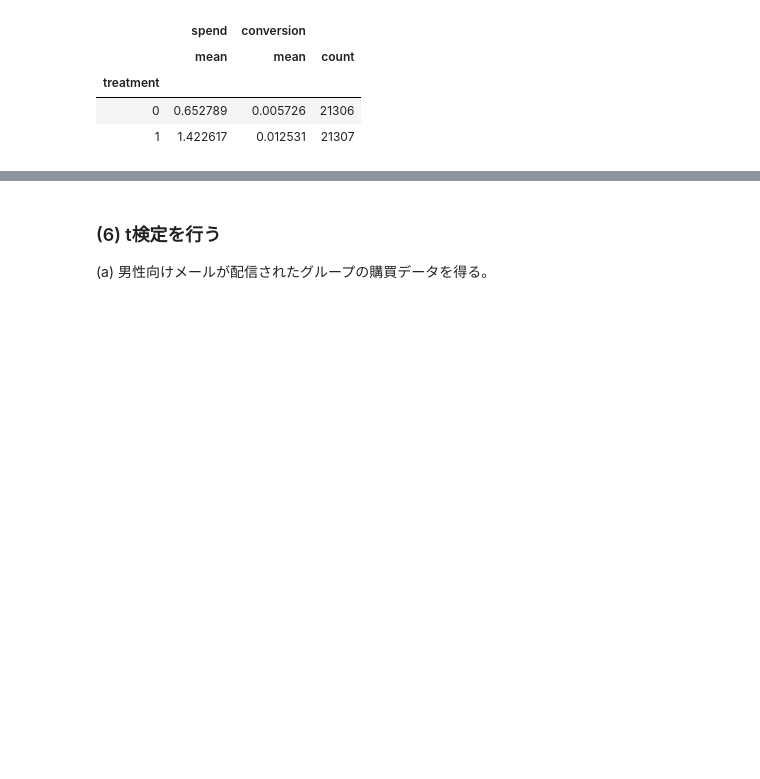
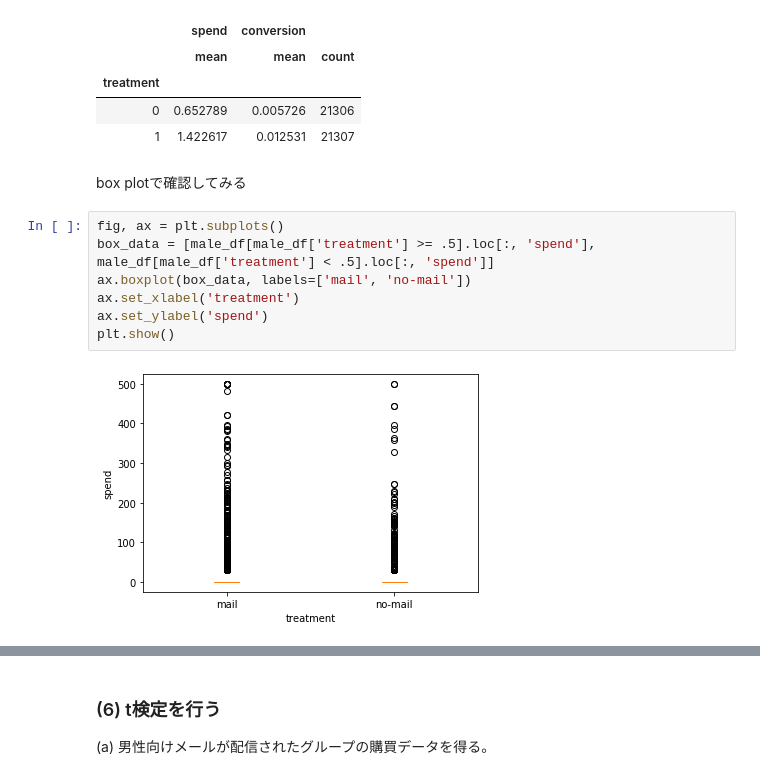
Before and after one commit to RyoNakagami/causal_inference, a Jupyter notebook: ch_01/textbook_ch01.ipynb, the cells around one changed output, grey strips where cells are left out. Cells and saved outputs as stored; diff of their text form; blank space fills up the shorter version.

```diff
--- a/ch_01/textbook_ch01.ipynb
+++ b/ch_01/textbook_ch01.ipynb
@@ -461,3 +465,14 @@ male_df.groupby('treatment').agg({'spend': 'mean', 'conversion': ['mean', 'count
 | treatment |  |  |  |
 | 0 | 0.652789 | 0.005726 | 21306 |
 | 1 | 1.422617 | 0.012531 | 21307 |
+# %% [markdown]
+box plotで確認してみる
+# %%
+fig, ax = plt.subplots()
+box_data = [male_df[male_df['treatment'] >= .5].loc[:, 'spend'], male_df[male_df['treatment'] < .5].loc[:, 'spend']]
+ax.boxplot(box_data, labels=['mail', 'no-mail'])
+ax.set_xlabel('treatment')
+ax.set_ylabel('spend')
+plt.show()
+# %% [output]
+[figure, added]
```
Also changed, not shown: parts of 22 cells of this notebook, 5 other files.
